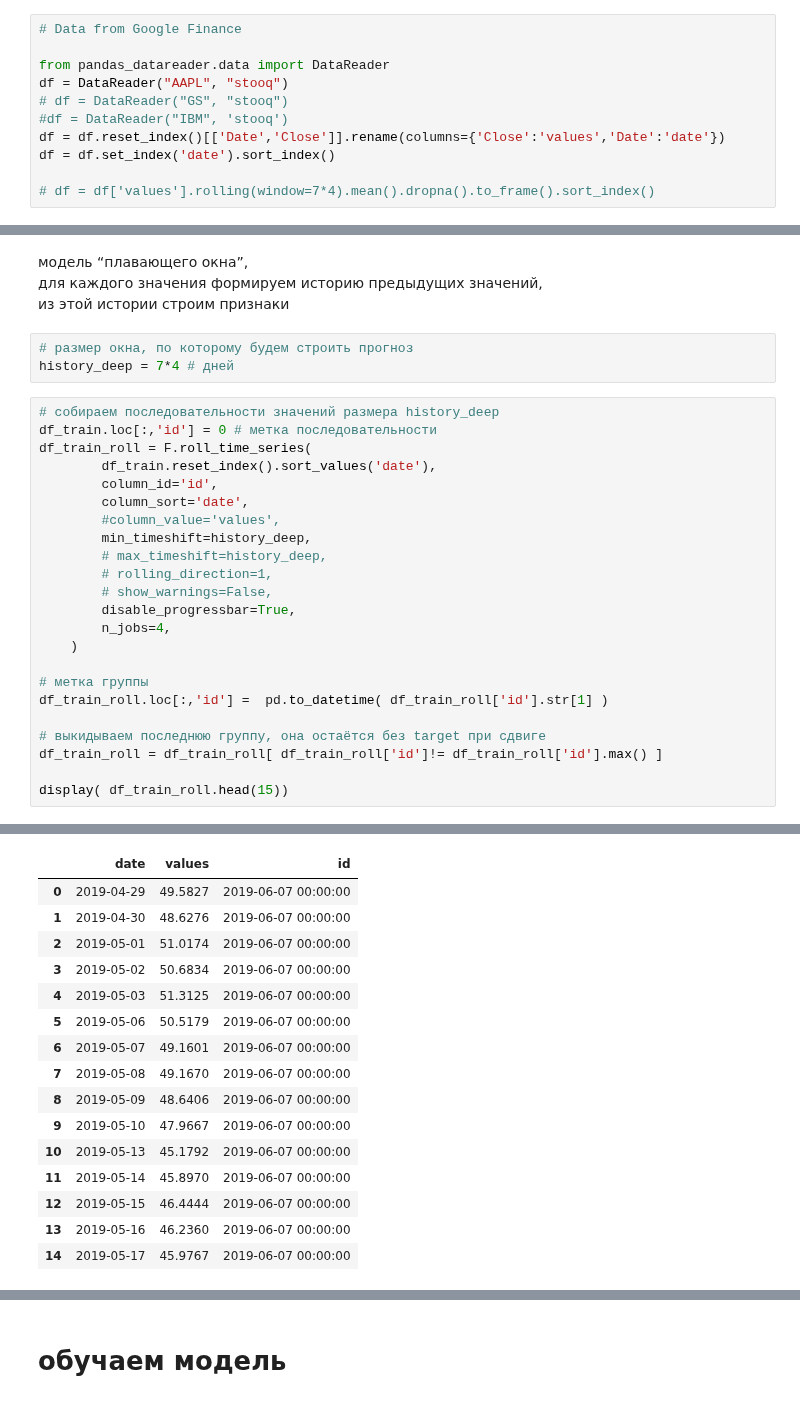
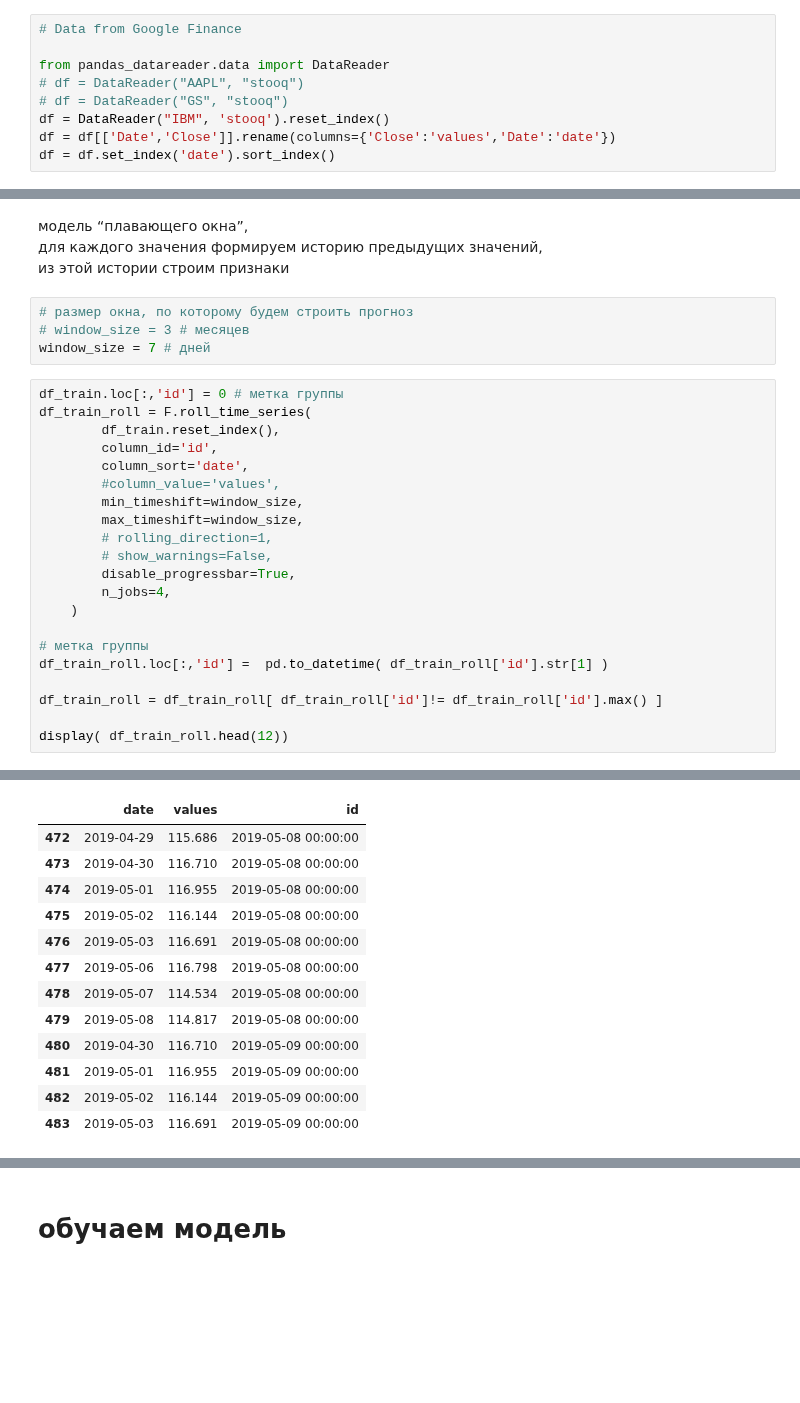
Before and after one commit to mechanoid5/ml_lectorium_2024_I, a Jupyter notebook: examples/22-time-series/03-regr-fet.ipynb, the cells around one changed output, grey strips where cells are left out. Drawn from its saved outputs; the diff is of its cells as text; blank space fills up the shorter version.

```diff
--- a/examples/22-time-series/03-regr-fet.ipynb
+++ b/examples/22-time-series/03-regr-fet.ipynb
@@ -28,13 +28,11 @@ import matplotlib.pyplot as plt
 # Data from Google Finance
 
 from pandas_datareader.data import DataReader
-df = DataReader("AAPL", "stooq")
+# df = DataReader("AAPL", "stooq")
 # df = DataReader("GS", "stooq")
-#df = DataReader("IBM", 'stooq')
-df = df.reset_index()[['Date','Close']].rename(columns={'Close':'values','Date':'date'})
+df = DataReader("IBM", 'stooq').reset_index()
+df = df[['Date','Close']].rename(columns={'Close':'values','Date':'date'})
 df = df.set_index('date').sort_index()
-
-# df = df['values'].rolling(window=7*4).mean().dropna().to_frame().sort_index()
 # %%
 # # monthly totals of a US airline passengers from 1949 to 1960
 # #
@@ -125,17 +109,17 @@ from tsfresh.utilities import dataframe_functions as F
 из этой истории строим признаки
 # %%
 # размер окна, по которому будем строить прогноз
-history_deep = 7*4 # дней
+# window_size = 3 # месяцев
+window_size = 7 # дней
 # %%
-# собираем последовательности значений размера history_deep
-df_train.loc[:,'id'] = 0 # метка последовательности
+df_train.loc[:,'id'] = 0 # метка группы
 df_train_roll = F.roll_time_series(
-        df_train.reset_index().sort_values('date'),
+        df_train.reset_index(),
         column_id='id',
         column_sort='date',
         #column_value='values',
-        min_timeshift=history_deep,
-        # max_timeshift=history_deep,
+        min_timeshift=window_size,
+        max_timeshift=window_size,
         # rolling_direction=1,
         # show_warnings=False,
         disable_progressbar=True,
@@ -145,10 +129,9 @@ df_train_roll = F.roll_time_series(
 # метка группы
 df_train_roll.loc[:,'id'] =  pd.to_datetime( df_train_roll['id'].str[1] )
 
-# выкидываем последнюю группу, она остаётся без target при сдвиге
 df_train_roll = df_train_roll[ df_train_roll['id']!= df_train_roll['id'].max() ]
 
-display( df_train_roll.head(15))
+display( df_train_roll.head(12))
 # %% [output]
 A value is trying to be set on a copy of a slice from a DataFrame.
 Try using .loc[row_indexer,col_indexer] = value instead
@@ -158,17 +141,14 @@ See the caveats in the documentation: https://pandas.pydata.org/pandas-docs/stab
 |  | date | values | id |
-| 0 | 2019-04-29 | 49.5827 | 2019-06-07 00:00:00 |
-| 1 | 2019-04-30 | 48.6276 | 2019-06-07 00:00:00 |
-| 2 | 2019-05-01 | 51.0174 | 2019-06-07 00:00:00 |
-| 3 | 2019-05-02 | 50.6834 | 2019-06-07 00:00:00 |
-| 4 | 2019-05-03 | 51.3125 | 2019-06-07 00:00:00 |
-| 5 | 2019-05-06 | 50.5179 | 2019-06-07 00:00:00 |
-| 6 | 2019-05-07 | 49.1601 | 2019-06-07 00:00:00 |
-| 7 | 2019-05-08 | 49.1670 | 2019-06-07 00:00:00 |
-| 8 | 2019-05-09 | 48.6406 | 2019-06-07 00:00:00 |
-| 9 | 2019-05-10 | 47.9667 | 2019-06-07 00:00:00 |
-| 10 | 2019-05-13 | 45.1792 | 2019-06-07 00:00:00 |
-| 11 | 2019-05-14 | 45.8970 | 2019-06-07 00:00:00 |
-| 12 | 2019-05-15 | 46.4444 | 2019-06-07 00:00:00 |
-| 13 | 2019-05-16 | 46.2360 | 2019-06-07 00:00:00 |
-| 14 | 2019-05-17 | 45.9767 | 2019-06-07 00:00:00 |
+| 472 | 2019-04-29 | 115.686 | 2019-05-08 00:00:00 |
+| 473 | 2019-04-30 | 116.710 | 2019-05-08 00:00:00 |
+| 474 | 2019-05-01 | 116.955 | 2019-05-08 00:00:00 |
+| 475 | 2019-05-02 | 116.144 | 2019-05-08 00:00:00 |
+| 476 | 2019-05-03 | 116.691 | 2019-05-08 00:00:00 |
+| 477 | 2019-05-06 | 116.798 | 2019-05-08 00:00:00 |
+| 478 | 2019-05-07 | 114.534 | 2019-05-08 00:00:00 |
+| 479 | 2019-05-08 | 114.817 | 2019-05-08 00:00:00 |
+| 480 | 2019-04-30 | 116.710 | 2019-05-09 00:00:00 |
+| 481 | 2019-05-01 | 116.955 | 2019-05-09 00:00:00 |
+| 482 | 2019-05-02 | 116.144 | 2019-05-09 00:00:00 |
+| 483 | 2019-05-03 | 116.691 | 2019-05-09 00:00:00 |
 # %%
```
Also changed, not shown: parts of 24 cells of this notebook.
